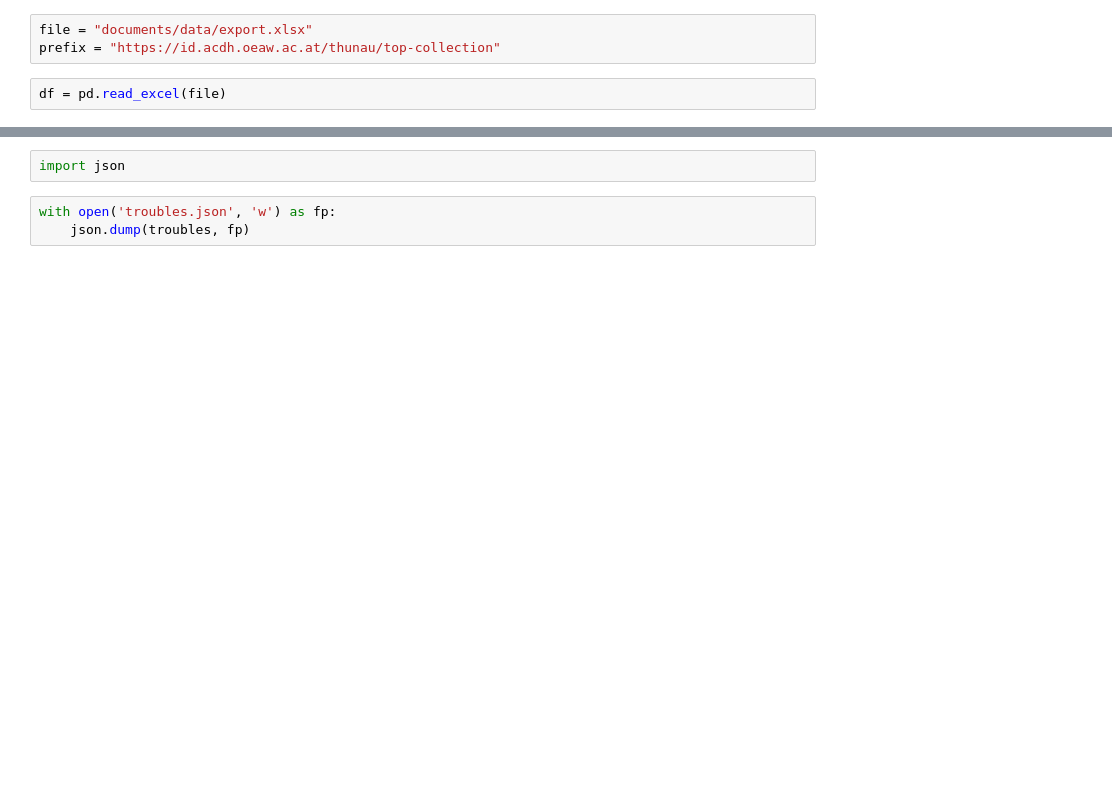
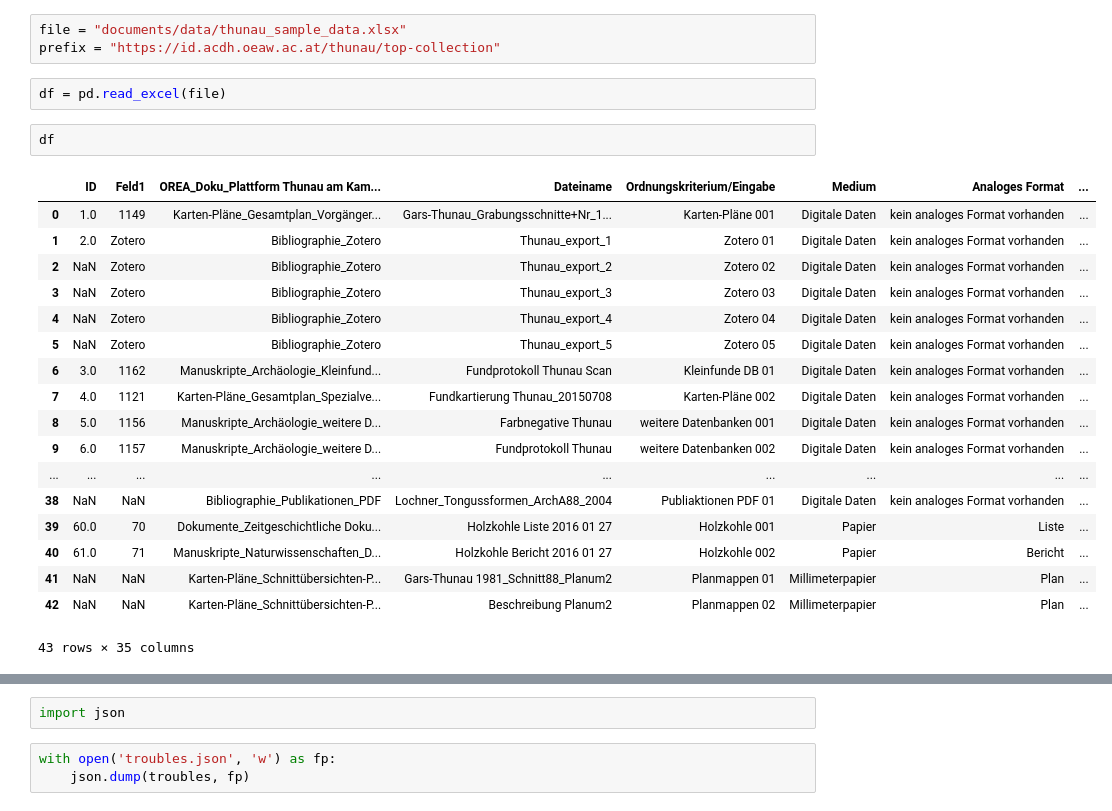
Before and after one commit to acdh-oeaw/thunau, a Jupyter notebook: importLegacyData.ipynb, the cells around one changed output, grey strips where cells are left out. Drawn from its saved outputs; the diff is of its cells as text; blank space fills up the shorter version.

```diff
--- a/importLegacyData.ipynb
+++ b/importLegacyData.ipynb
@@ -3,7 +3,28 @@ import pandas as pd
 from dateutil import parser
 from arche.helpers import path2cols, CollectionBuilder
 # %%
-file = "documents/data/export.xlsx"
+file = "documents/data/thunau_sample_data.xlsx"
 prefix = "https://id.acdh.oeaw.ac.at/thunau/top-collection"
 # %%
 df = pd.read_excel(file)
+# %%
+df
+# %% [output]
+|  | ID | Feld1 | OREA_Doku_Plattform Thunau am Kam... | Dateiname | Ordnungskriterium/Eingabe | Medium | Analoges Format | ... |
+| 0 | 1.0 | 1149 | Karten-Pläne_Gesamtplan_Vorgänger... | Gars-Thunau_Grabungsschnitte+Nr_1... | Karten-Pläne 001 | Digitale Daten | kein analoges Format vorhanden | ... |
+| 1 | 2.0 | Zotero | Bibliographie_Zotero | Thunau_export_1 | Zotero 01 | Digitale Daten | kein analoges Format vorhanden | ... |
+| 2 | NaN | Zotero | Bibliographie_Zotero | Thunau_export_2 | Zotero 02 | Digitale Daten | kein analoges Format vorhanden | ... |
+| 3 | NaN | Zotero | Bibliographie_Zotero | Thunau_export_3 | Zotero 03 | Digitale Daten | kein analoges Format vorhanden | ... |
+| 4 | NaN | Zotero | Bibliographie_Zotero | Thunau_export_4 | Zotero 04 | Digitale Daten | kein analoges Format vorhanden | ... |
+| 5 | NaN | Zotero | Bibliographie_Zotero | Thunau_export_5 | Zotero 05 | Digitale Daten | kein analoges Format vorhanden | ... |
+| 6 | 3.0 | 1162 | Manuskripte_Archäologie_Kleinfund... | Fundprotokoll Thunau Scan | Kleinfunde DB 01 | Digitale Daten | kein analoges Format vorhanden | ... |
+| 7 | 4.0 | 1121 | Karten-Pläne_Gesamtplan_Spezialve... | Fundkartierung Thunau_20150708 | Karten-Pläne 002 | Digitale Daten | kein analoges Format vorhanden | ... |
+| 8 | 5.0 | 1156 | Manuskripte_Archäologie_weitere D... | Farbnegative Thunau | weitere Datenbanken 001 | Digitale Daten | kein analoges Format vorhanden | ... |
+| 9 | 6.0 | 1157 | Manuskripte_Archäologie_weitere D... | Fundprotokoll Thunau | weitere Datenbanken 002 | Digitale Daten | kein analoges Format vorhanden | ... |
+| ... | ... | ... | ... | ... | ... | ... | ... | ... |
+| 38 | NaN | NaN | Bibliographie_Publikationen_PDF | Lochner_Tongussformen_ArchA88_2004 | Publiaktionen PDF 01 | Digitale Daten | kein analoges Format vorhanden | ... |
+| 39 | 60.0 | 70 | Dokumente_Zeitgeschichtliche Doku... | Holzkohle Liste 2016 01 27 | Holzkohle 001 | Papier | Liste | ... |
+| 40 | 61.0 | 71 | Manuskripte_Naturwissenschaften_D... | Holzkohle Bericht 2016 01 27 | Holzkohle 002 | Papier | Bericht | ... |
+| 41 | NaN | NaN | Karten-Pläne_Schnittübersichten-P... | Gars-Thunau 1981_Schnitt88_Planum2 | Planmappen 01 | Millimeterpapier | Plan | ... |
+| 42 | NaN | NaN | Karten-Pläne_Schnittübersichten-P... | Beschreibung Planum2 | Planmappen 02 | Millimeterpapier | Plan | ... |
+43 rows × 35 columns
```
Also changed, not shown: parts of 9 cells of this notebook, 28 other files.
